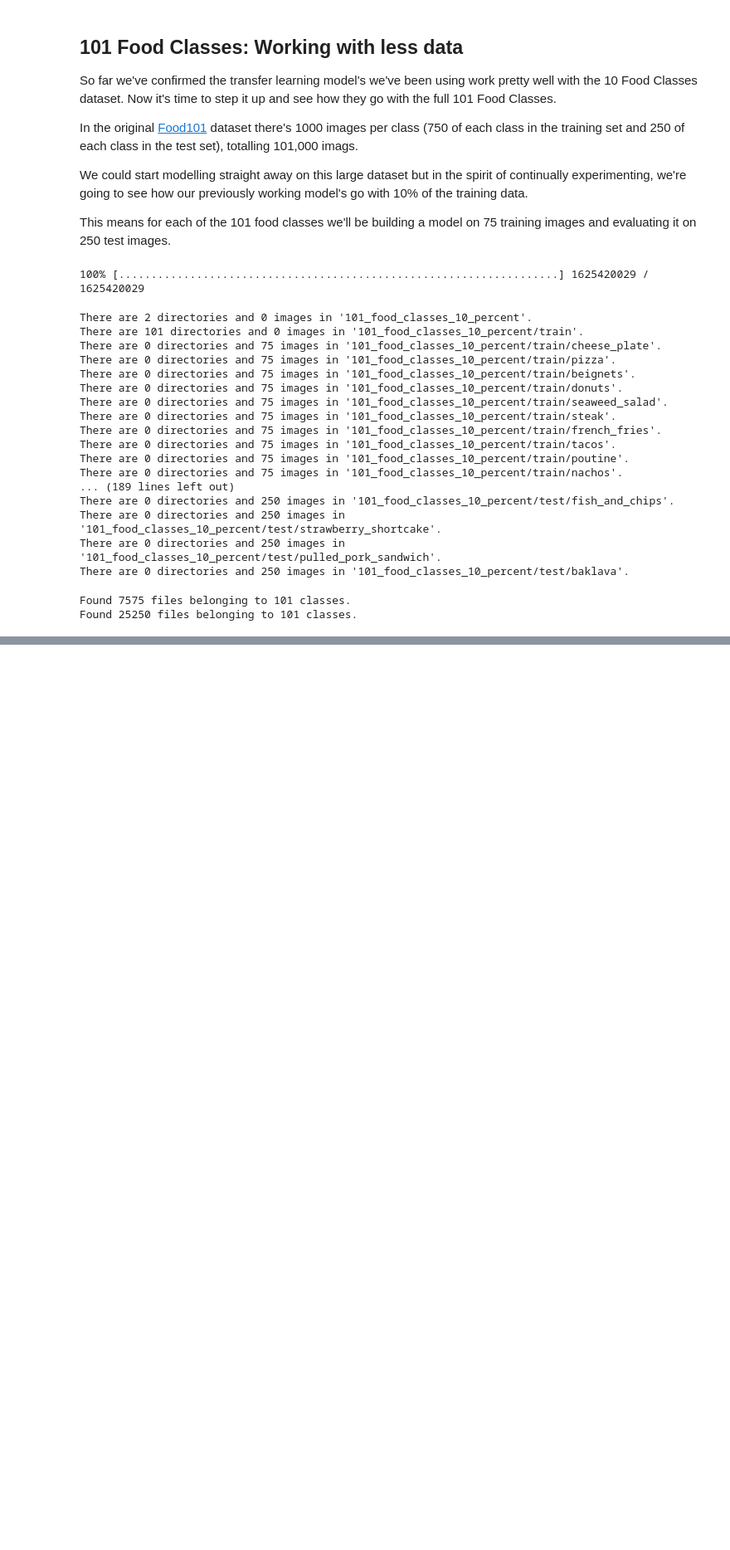
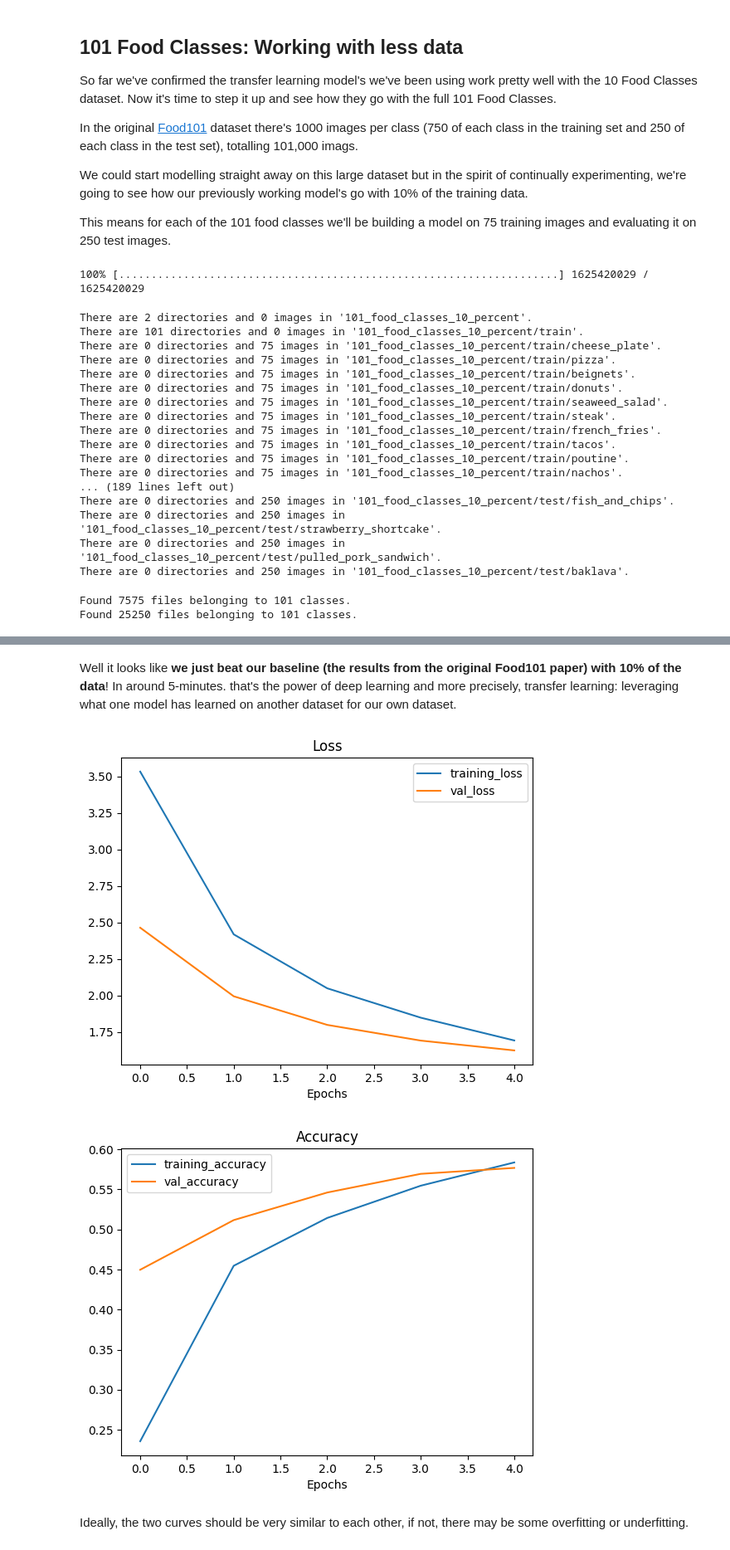
Before and after one commit to Shailya777/Learning-Logs, a Jupyter notebook: Deep_Learning_with_Tensorflow/07_Transfer_Learning_using_Tensorflow_Part_3_Scaling_Up.ipynb, the cells around one changed output, grey strips where cells are left out. Shown at 83% size. Cells and saved outputs as stored; diff of their text form; code cells hidden in the pictures; blank space fills up the shorter version.

Commit message:
Feature Extraction Model on 10% of 101 food classes augmented data

```diff
--- a/Deep_Learning_with_Tensorflow/07_Transfer_Learning_using_Tensorflow_Part_3_Scaling_Up.ipynb
+++ b/Deep_Learning_with_Tensorflow/07_Transfer_Learning_using_Tensorflow_Part_3_Scaling_Up.ipynb
@@ -120,0 +149,25 @@ Found 25250 files belonging to 101 classes.
+# %%
+# Creating a Sequential Model for Data Augmentation:
+
+data_augmentation = Sequential(name= 'Data_Augmentation')
+data_augmentation.add(RandomFlip(mode= 'horizontal'))
+data_augmentation.add(RandomRotation(factor= 0.2))
+data_augmentation.add(RandomZoom(height_factor= 0.2))
+data_augmentation.add(RandomHeight(factor= 0.2))
+data_augmentation.add(RandomWidth(factor= 0.2))
+#data_augmentation.add(Rescaling(scale= 1/255)) # keep for ResNet50V2, remove for EfficientNetB0
+# %%
+# Creating The Model using efficientnet_v2.EfficientNetV2B0:
+
+# Setting Up Base Model and Freezing it's Layers (Feature Extraction):
+base_model = tf.keras.applications.efficientnet_v2.EfficientNetV2B0(include_top= False)
+base_model.trainable= False
+
+# Setting Up Model Architecture:
+inputs = Input(shape= (224, 224, 3), name= 'Input_Layer') # shape of input image
+x = data_augmentation(inputs) # augment images (only happens during training)
+x = base_model(x, training= False) # put the base model in inference mode so we can use it to extract features without updating the weights
+x = GlobalAveragePooling2D(name= 'Global_Average_Pooling_Layer')(x) # pool the outputs of the base model
+outputs = Dense(units= 101, activation= 'softmax', name= 'Output_Layer')(x) # same number of outputs as classes (101)
+
+model = Model(inputs, outputs)
@@ -120,0 +200,13 @@ Found 25250 files belonging to 101 classes.
+# %%
+# Compiling The Model:
+model.compile(optimizer= Adam(),
+             loss= CategoricalCrossentropy(),
+             metrics= ['accuracy'])
+# %%
+# Fitting The Model on Data:
+
+history_all_classes_10_percent = model.fit(train_data_all_10_percent,
+                                          validation_data= test_data,
+                                          epochs= 5,
+                                          validation_steps= int(0.15 * len(test_data)), # Validate on 15% of Test Data During Training
+                                          callbacks= [checkpoint_callback])
@@ -120,0 +235,10 @@ Found 25250 files belonging to 101 classes.
+# %% [markdown]
+Well it looks like **we just beat our baseline (the results from the original Food101 paper) with 10% of the data**! In around 5-minutes. that's the power of deep learning and more precisely, transfer learning: leveraging what one model has learned on another dataset for our own dataset.
+# %%
+# Plotting Loss and Accuracy Curves:
+plot_loss_curves(history= history_all_classes_10_percent)
+# %% [output]
+[figure, added]
+[figure, added]
+# %% [markdown]
+Ideally, the two curves should be very similar to each other, if not, there may be some overfitting or underfitting.
```
Also changed, not shown: parts of 7 cells of this notebook.
